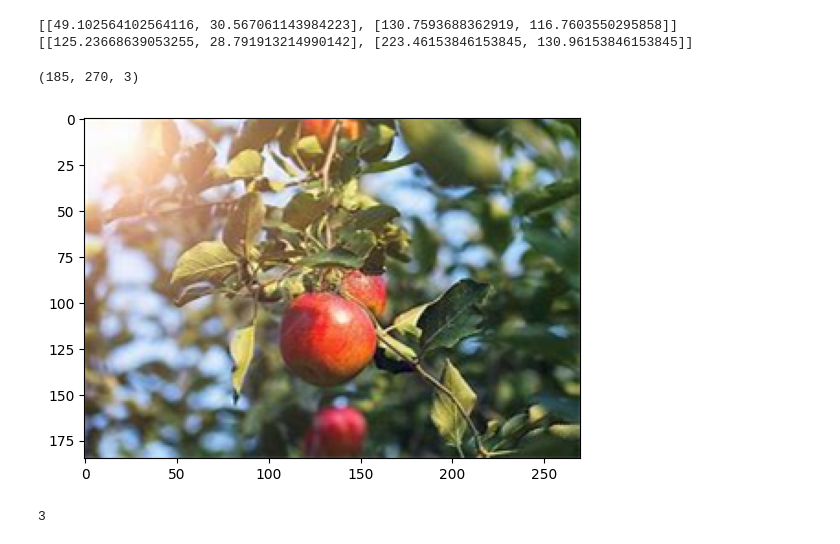
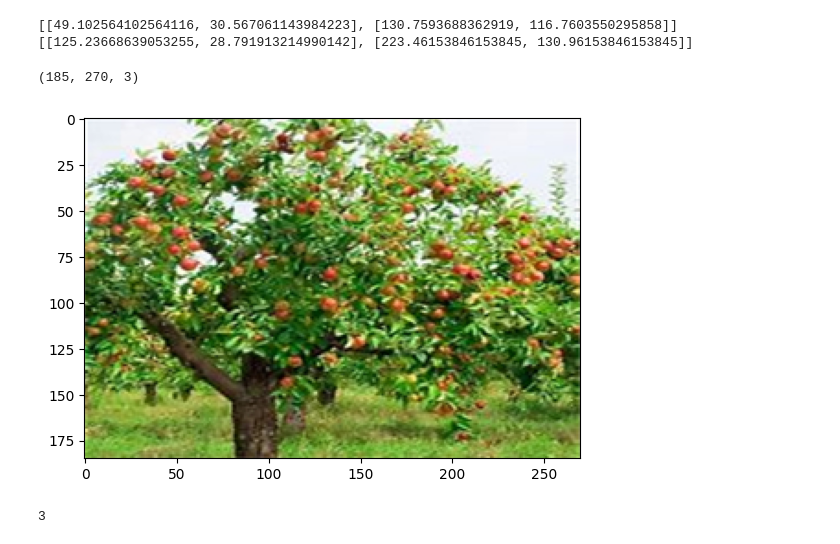
Before and after one commit to unicorn-yh/2023-Asia-Pacific-Mathematical-Contest-in-Modeling, a Jupyter notebook: src/counting.ipynb, the cells around one changed output. Drawn from its saved outputs; the diff is of its cells as text; code cells hidden in the pictures.

```diff
--- a/src/counting.ipynb
+++ b/src/counting.ipynb
@@ -10,15 +10,15 @@ for i in data['shapes']:
 # %%
 import cv2
 import numpy as np
 import matplotlib.pyplot as plt
 %matplotlib inline
-img = cv2.imread("../Attachment/Attachment 1/1.jpg")
+img = cv2.imread("../Attachment/Attachment 1/83.jpg")
 img = cv2.cvtColor(img, cv2.COLOR_BGR2RGB)
 plt.imshow(img)
 print(img.shape)    # 185, 270, 3
 # %% [output]
 (185, 270, 3)
-[figure, old version]
+[figure, new version]
 # %%
 
 import os
```
Also changed, not shown: 8 other files.
